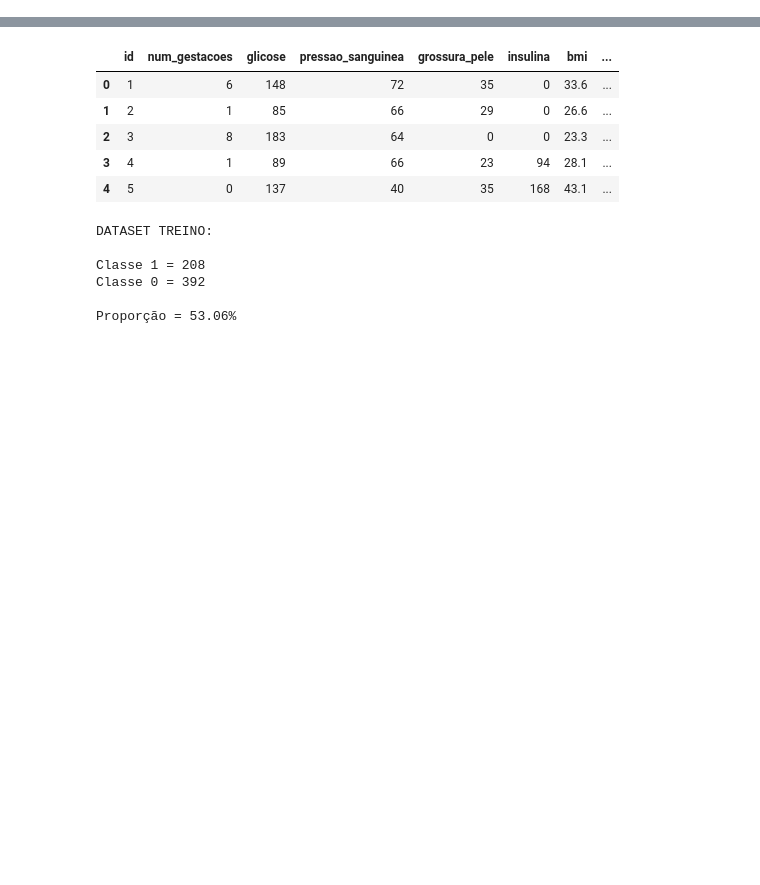
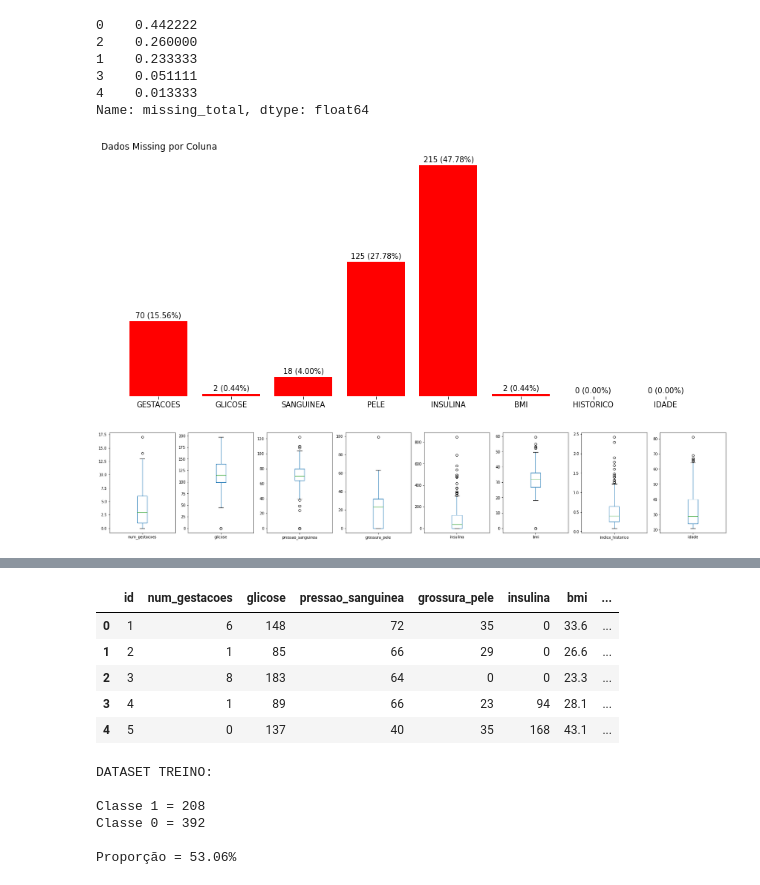
Before and after one commit to SamuelBaptista/ia-doctor, a Jupyter notebook: src/datasets.ipynb, the cells around one changed output, grey strips where cells are left out. Drawn from its saved outputs; the diff is of its cells as text; code cells hidden in the pictures; blank space fills up the shorter version.

```diff
--- a/src/datasets.ipynb
+++ b/src/datasets.ipynb
@@ -17,0 +31,17 @@ x_treino, x_teste, y_treino, y_teste = train_test_split(treino.drop(['id', 'clas
+# %%
+x_treino_missing.missing_total.value_counts(normalize=True)
+# %% [output]
+0    0.442222
+2    0.260000
+1    0.233333
+3    0.051111
+4    0.013333
+Name: missing_total, dtype: float64
+# %%
+f.display_missing_barchart(dataframe=x_treino, columns=x_treino.columns, missing_value=0)
+# %% [output]
+[figure, added]
+# %%
+f.display_distribution_boxchart(dataframe=x_treino, columns=x_treino.columns)
+# %% [output]
+[figure, added]
```
Also changed, not shown: parts of 8 cells of this notebook, 2 other files.
